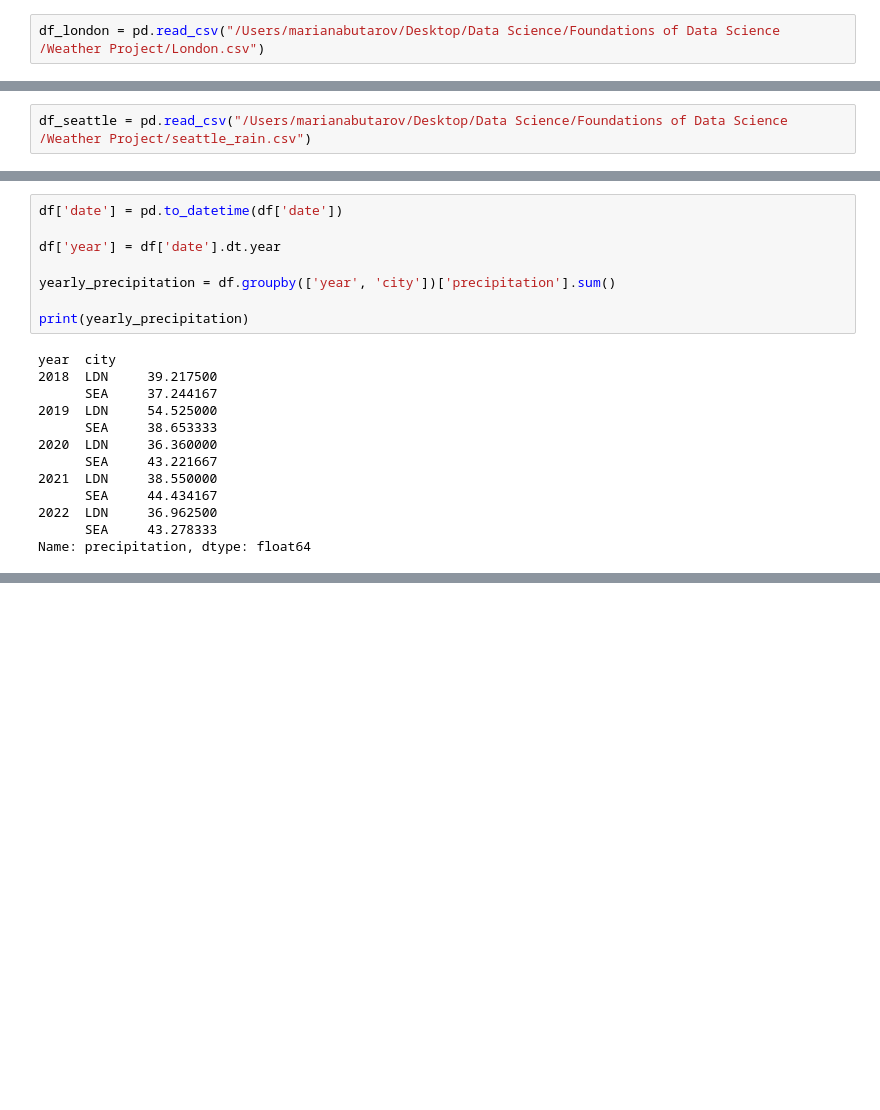
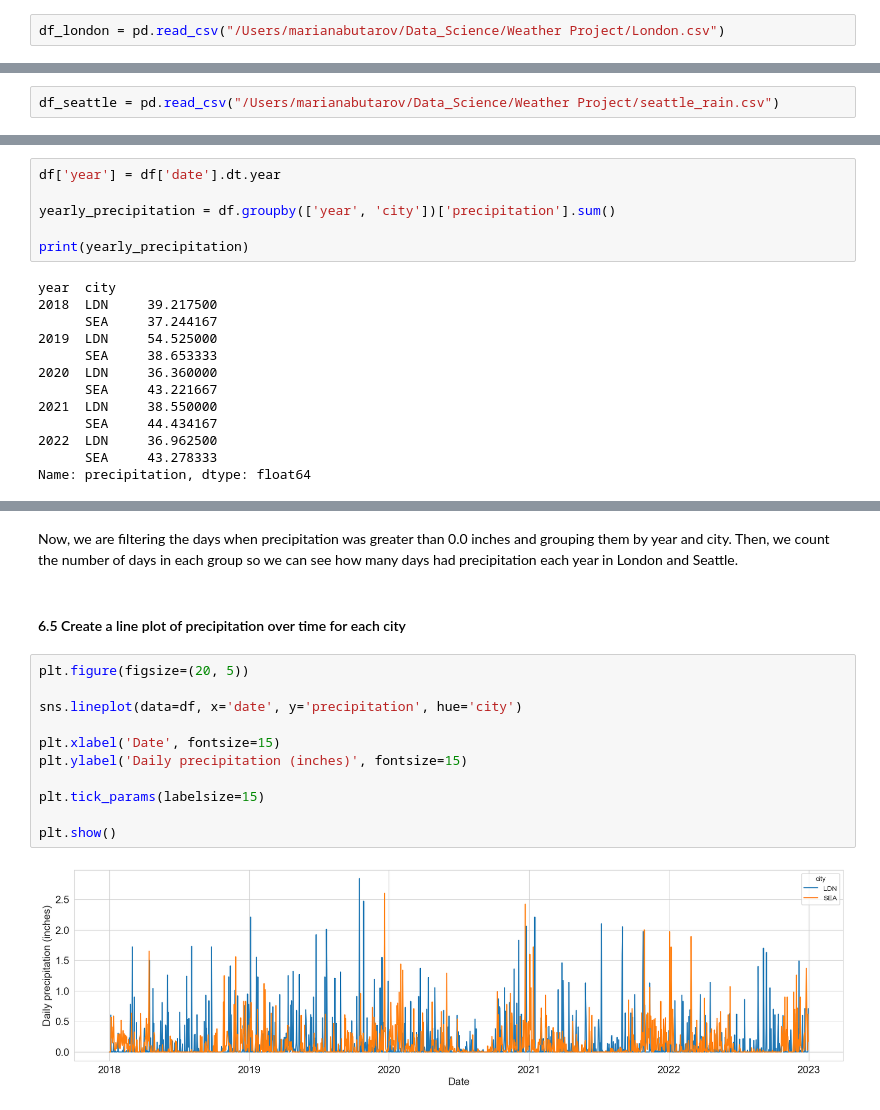
Before and after one commit to MariButarov/Rain-Prediction, a Jupyter notebook: Weather Project/Weather_data.ipynb, the cells around one changed output, grey strips where cells are left out. Cells and saved outputs as stored; diff of their text form; blank space fills up the shorter version.

Commit message:
Update precipitation analysis and statistical tests

```diff
--- a/Weather Project/Weather_data.ipynb
+++ b/Weather Project/Weather_data.ipynb
@@ -20,9 +36,9 @@ sns.set_style("whitegrid")
 # %% [markdown]
 #### Load London dataset
 # %%
-df_london = pd.read_csv("/Users/marianabutarov/Desktop/Data Science/Foundations of Data Science /Weather Project/London.csv")
+df_london = pd.read_csv("/Users/marianabutarov/Data_Science/Weather Project/London.csv")
 # %% [markdown]
 #### Load Seattle dataset
 # %%
-df_seattle = pd.read_csv("/Users/marianabutarov/Desktop/Data Science/Foundations of Data Science /Weather Project/seattle_rain.csv")
+df_seattle = pd.read_csv("/Users/marianabutarov/Data_Science/Weather Project/seattle_rain.csv")
 # %% [markdown]
@@ -465,6 +630,4 @@ print(sum_seattle)
 # %%
-df['date'] = pd.to_datetime(df['date'])
-
 df['year'] = df['date'].dt.year
 
 yearly_precipitation = df.groupby(['year', 'city'])['precipitation'].sum()
@@ -568,0 +674,17 @@ False
+# %% [markdown]
+Now, we are filtering the days when precipitation was greater than 0.0 inches and grouping them by year and city. Then, we count the number of days in each group so we can see how many days had precipitation each year in London and Seattle.
+# %% [markdown]
+#### 6.5 Create a line plot of precipitation over time for each city
+# %%
+plt.figure(figsize=(20, 5))
+
+sns.lineplot(data=df, x='date', y='precipitation', hue='city')
+
+plt.xlabel('Date', fontsize=15)
+plt.ylabel('Daily precipitation (inches)', fontsize=15)
+
+plt.tick_params(labelsize=15)
+
+plt.show()
+# %% [output]
+[figure, added]
```
Also changed, not shown: parts of 145 cells of this notebook, 2 other files.
